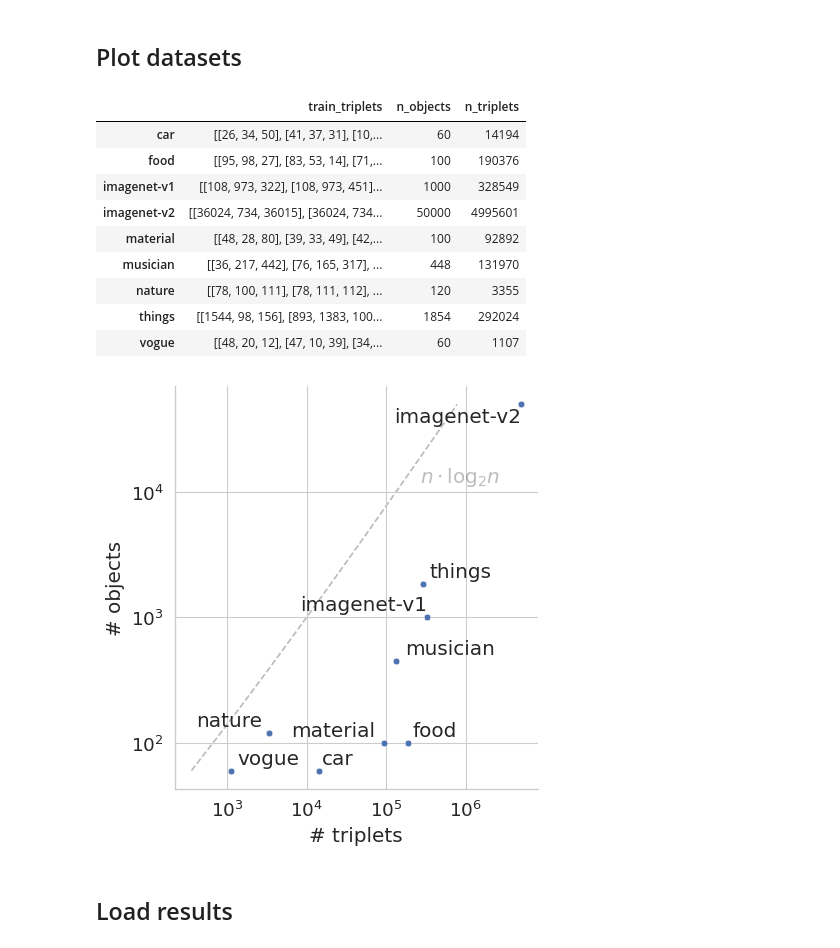
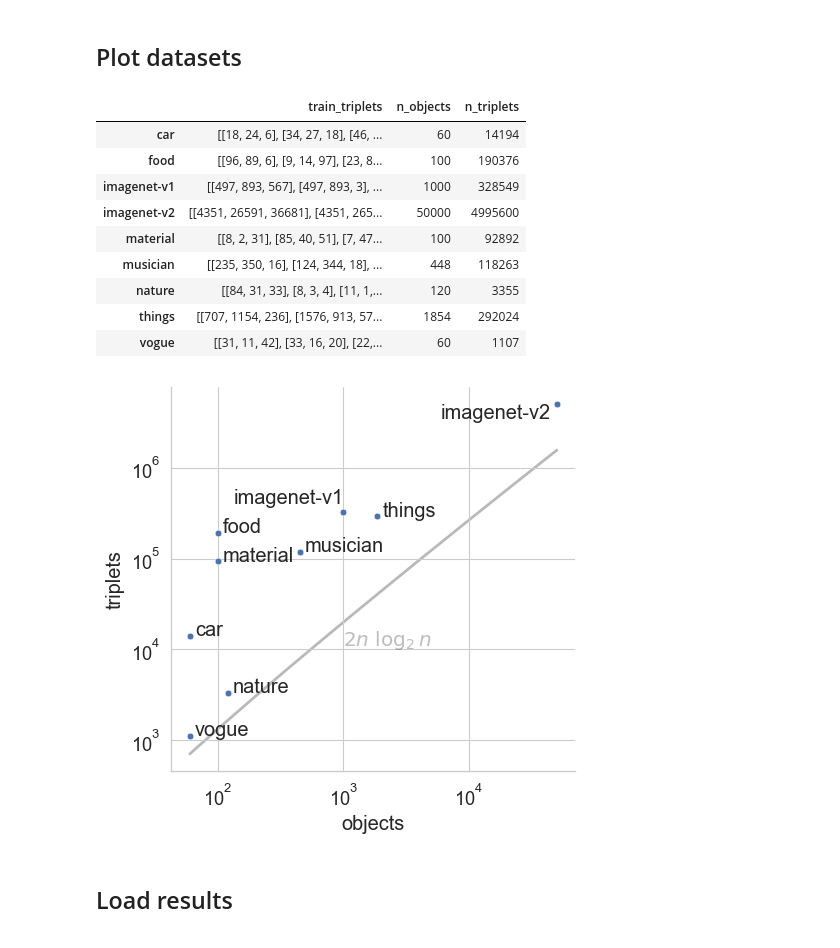
Before and after one commit to cblearn/cblearn-benchmark, a Jupyter notebook: scripts/plot_results.ipynb, the cells around one changed output. Saved outputs shown, nothing was run; the diff lists cells and outputs as text; code cells hidden in the pictures.

Commit message:
Update plots with better visualizations

```diff
--- a/scripts/plot_results.ipynb
+++ b/scripts/plot_results.ipynb
@@ -19,40 +19,46 @@ plot_dir.mkdir(exist_ok=True)
 # %% [markdown]
 ## Plot datasets
 # %%
-data = datasets.fetch_all()
+data = datasets.fetch_all(download_if_missing=True)
 data = pd.DataFrame.from_records(data).transpose()
 data['n_triplets'] = data.train_triplets.map(len)
 data
 # %% [output]
 |  | train_triplets | n_objects | n_triplets |
-| car | [[26, 34, 50], [41, 37, 31], [10,... | 60 | 14194 |
-| food | [[95, 98, 27], [83, 53, 14], [71,... | 100 | 190376 |
-| imagenet-v1 | [[108, 973, 322], [108, 973, 451]... | 1000 | 328549 |
-| imagenet-v2 | [[36024, 734, 36015], [36024, 734... | 50000 | 4995601 |
-| material | [[48, 28, 80], [39, 33, 49], [42,... | 100 | 92892 |
-| musician | [[36, 217, 442], [76, 165, 317], ... | 448 | 131970 |
-| nature | [[78, 100, 111], [78, 111, 112], ... | 120 | 3355 |
-| things | [[1544, 98, 156], [893, 1383, 100... | 1854 | 292024 |
-| vogue | [[48, 20, 12], [47, 10, 39], [34,... | 60 | 1107 |
+| car | [[18, 24, 6], [34, 27, 18], [46, ... | 60 | 14194 |
+| food | [[96, 89, 6], [9, 14, 97], [23, 8... | 100 | 190376 |
+| imagenet-v1 | [[497, 893, 567], [497, 893, 3], ... | 1000 | 328549 |
+| imagenet-v2 | [[4351, 26591, 36681], [4351, 265... | 50000 | 4995600 |
+| material | [[8, 2, 31], [85, 40, 51], [7, 47... | 100 | 92892 |
+| musician | [[235, 350, 16], [124, 344, 18], ... | 448 | 118263 |
+| nature | [[84, 31, 33], [8, 3, 4], [11, 1,... | 120 | 3355 |
+| things | [[707, 1154, 236], [1576, 913, 57... | 1854 | 292024 |
+| vogue | [[31, 11, 42], [33, 16, 20], [22,... | 60 | 1107 |
 # %%
 names = data.index
-fg = sns.relplot(data, x='n_triplets', y='n_objects', legend=None)
-fg.set(xlabel='# triplets', ylabel='# objects', xscale='log', yscale='log')
+fg = sns.relplot(data, y='n_triplets', x='n_objects', legend=None)
+fg.set(xlabel='objects', ylabel='triplets', xscale='log', yscale='log')
 
 obj_space = np.linspace(np.min(data.n_objects), np.max(data.n_objects), 1000)
-triplet_space = obj_space * np.log2(obj_space)
-plt.plot(triplet_space, obj_space, 'k--', alpha=0.3, zorder=-1)
+triplet_space = 2 * obj_space * np.log2(obj_space)
+plt.plot(obj_space, triplet_space, 'k-', alpha=0.3, lw=2, zorder=-1)
 
-labels = []
-labels.append(plt.text(triplet_space[-700], obj_space[-800], f"$n\cdot \log_2 n$", alpha=0.3, horizontalalignment='left'))
-labels = labels + [plt.text(x, y, name) for name, x, y in zip(names, data.n_triplets, data.n_objects)]
-adjust_text(labels, expand_points=(1.2, 1.3))
+plt.text(10e2, 1.1*10e3, f"$2n~\log_2 n$", alpha=0.3, horizontalalignment='left')
+labels = {name: plt.text(x*1.1, y, name) for name, y, x in zip(names, data.n_triplets, data.n_objects)}
+labels['imagenet-v1'].set_y(4*10e4)
+labels['imagenet-v1'].set_horizontalalignment('right')
+labels['imagenet-v1'].set_x(10e2)
+labels['imagenet-v2'].set_horizontalalignment('right')
+labels['imagenet-v2'].set_verticalalignment('top')
+labels['imagenet-v2'].set_x(4.5*10e3)
+#labels['things'].set_y(2*10e4)
+#adjust_text(labels,expand_points=(2, 2))
 
 fg.savefig(plot_dir / 'datasets.pdf')
 fg.savefig(plot_dir / 'datasets.png')
 plt.show()
 # %% [output]
-[figure, old version]
+[figure, new version]
 # %% [markdown]
 ## Load results
 # %%
```
Also changed, not shown: parts of 11 cells of this notebook, 37 other files.
